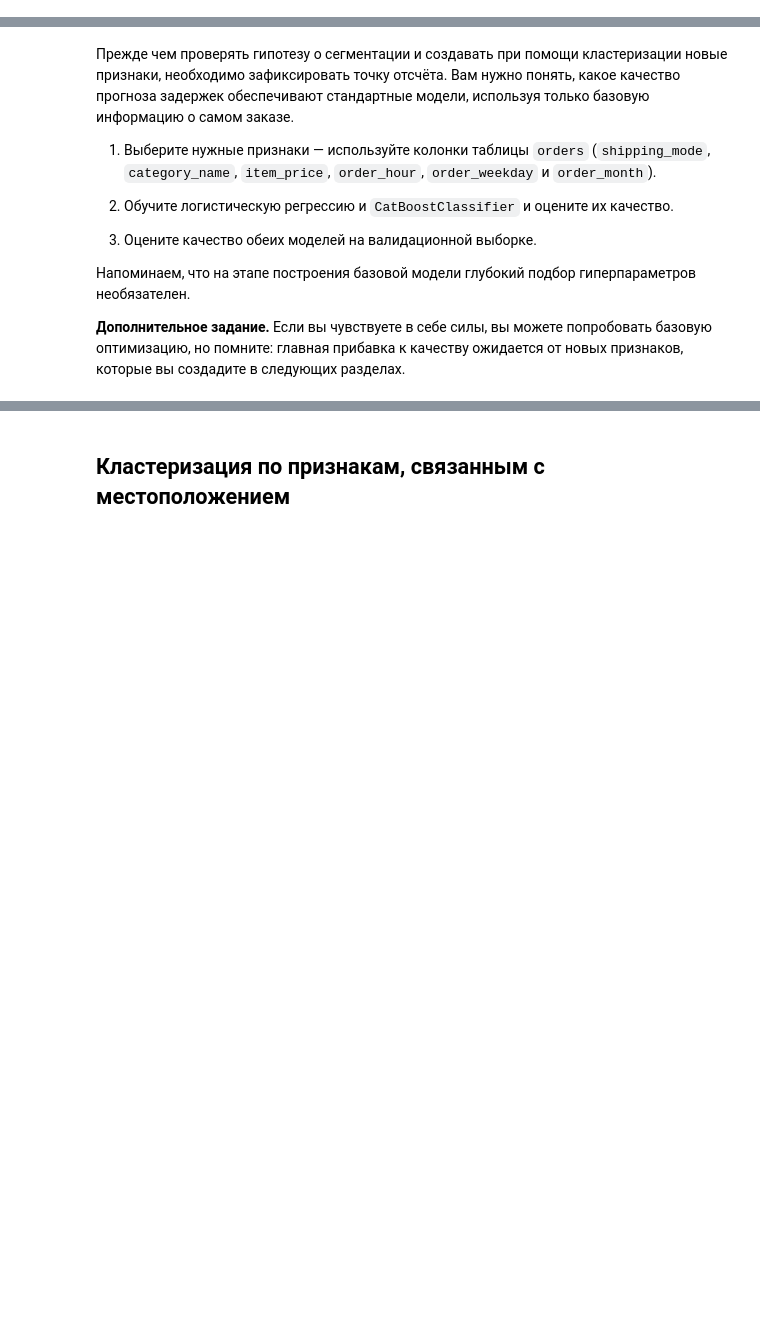
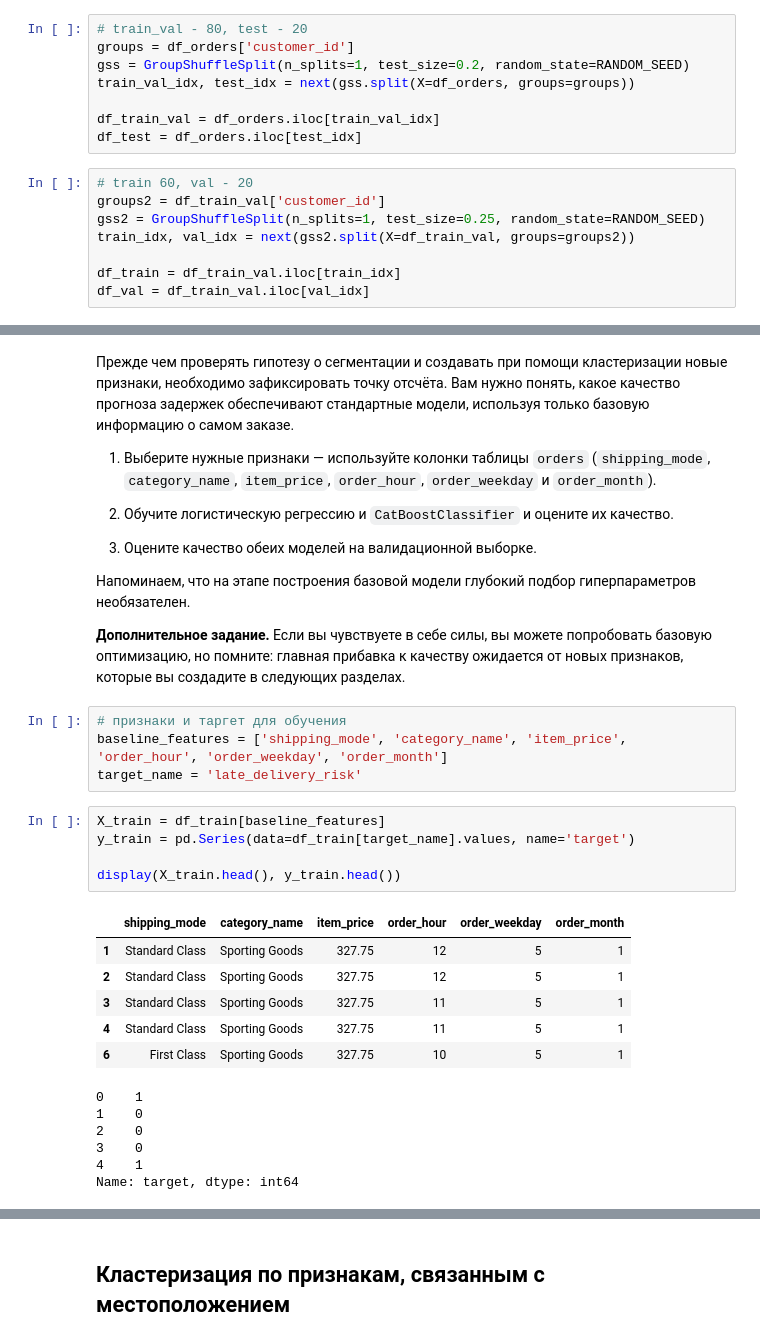
Before and after one commit to Plakhotniuk/practicum_ds, a Jupyter notebook: ml/unsupervised_learning/project/order_cancellation_risk.ipynb, the cells around one changed output, grey strips where cells are left out. Drawn from its saved outputs; the diff is of its cells as text; blank space fills up the shorter version.

```diff
--- a/ml/unsupervised_learning/project/order_cancellation_risk.ipynb
+++ b/ml/unsupervised_learning/project/order_cancellation_risk.ipynb
@@ -505,0 +497,16 @@ df_test = df_orders.iloc[test_idx]
+# %%
+# train_val - 80, test - 20
+groups = df_orders['customer_id']
+gss = GroupShuffleSplit(n_splits=1, test_size=0.2, random_state=RANDOM_SEED)
+train_val_idx, test_idx = next(gss.split(X=df_orders, groups=groups))
+
+df_train_val = df_orders.iloc[train_val_idx]
+df_test = df_orders.iloc[test_idx]
+# %%
+# train 60, val - 20
+groups2 = df_train_val['customer_id']
+gss2 = GroupShuffleSplit(n_splits=1, test_size=0.25, random_state=RANDOM_SEED)
+train_idx, val_idx = next(gss2.split(X=df_train_val, groups=groups2))
+
+df_train = df_train_val.iloc[train_idx]
+df_val = df_train_val.iloc[val_idx]
@@ -517,3 +630,25 @@ df_test = df_orders.iloc[test_idx]
 Напоминаем, что на этапе построения базовой модели глубокий подбор гиперпараметров необязателен.
 
 **Дополнительное задание.** Если вы чувствуете в себе силы, вы можете попробовать базовую оптимизацию, но помните: главная прибавка к качеству ожидается от новых признаков, которые вы создадите в следующих разделах.
+# %%
+# признаки и таргет для обучения
+baseline_features = ['shipping_mode', 'category_name', 'item_price', 'order_hour', 'order_weekday', 'order_month']
+target_name = 'late_delivery_risk'
+# %%
+X_train = df_train[baseline_features]
+y_train = pd.Series(data=df_train[target_name].values, name='target')
+
+display(X_train.head(), y_train.head())
+# %% [output]
+|  | shipping_mode | category_name | item_price | order_hour | order_weekday | order_month |
+| 1 | Standard Class | Sporting Goods | 327.75 | 12 | 5 | 1 |
+| 2 | Standard Class | Sporting Goods | 327.75 | 12 | 5 | 1 |
+| 3 | Standard Class | Sporting Goods | 327.75 | 11 | 5 | 1 |
+| 4 | Standard Class | Sporting Goods | 327.75 | 11 | 5 | 1 |
+| 6 | First Class | Sporting Goods | 327.75 | 10 | 5 | 1 |
+0    1
+1    0
+2    0
+3    0
+4    1
+Name: target, dtype: int64
```
Also changed, not shown: parts of 19 cells of this notebook.
